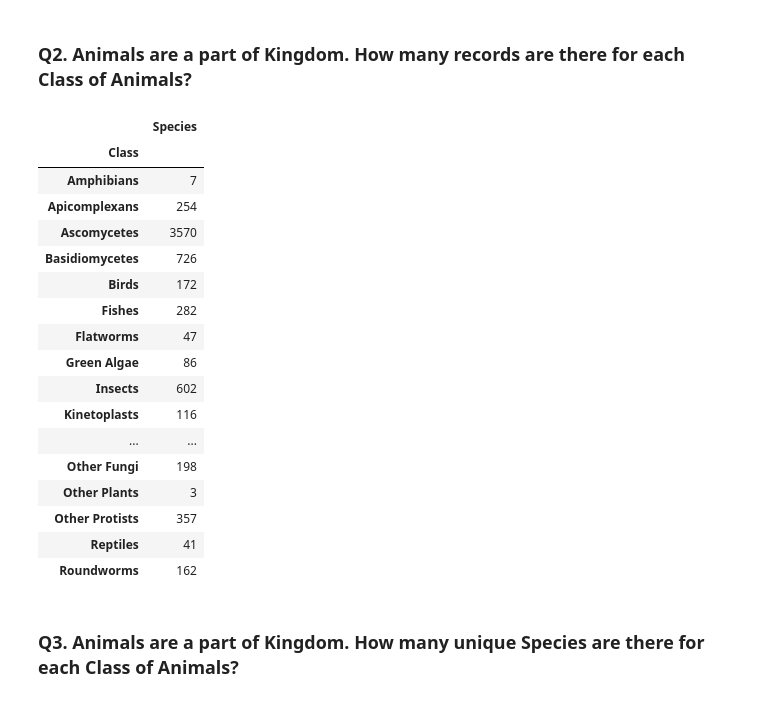
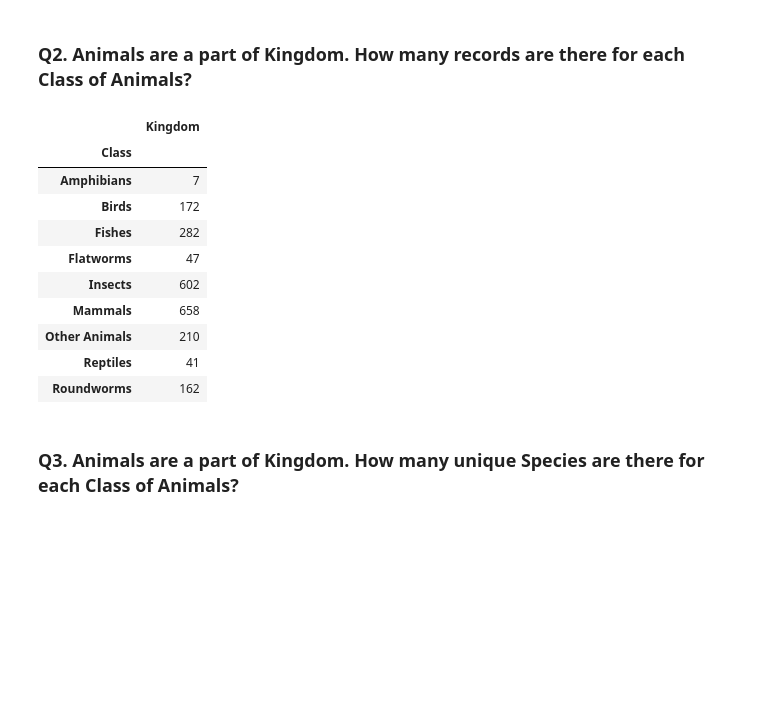
Before and after one commit to CS133-DataVisualization/mini-assignments-Kouryl, a Jupyter notebook: <TamA>_A4/Colab_A4_data_exploration.ipynb, the cells around one changed output. Saved outputs shown, nothing was run; the diff lists cells and outputs as text; code cells hidden in the pictures; blank space fills up the shorter version.

```diff
--- a/<TamA>_A4/Colab_A4_data_exploration.ipynb
+++ b/<TamA>_A4/Colab_A4_data_exploration.ipynb
@@ -58,25 +58,19 @@ q1_euk
 ### Q2. Animals are a part of Kingdom. How many records are there for each Class of Animals?
 # %%
 # Your code here . . .
-q2_euk = euk.loc[:, ['Class', 'Kingdom', 'Species']].groupby('Class').count()
+q2_euk = euk[euk['Kingdom'] == 'Animals']
+q2_euk = q2_euk.loc[:, ['Class', 'Kingdom']].groupby('Class').count()
 q2_euk
 # %% [output]
-|  | Species |
+|  | Kingdom |
 | Class |  |
 | Amphibians | 7 |
-| Apicomplexans | 254 |
-| Ascomycetes | 3570 |
-| Basidiomycetes | 726 |
 | Birds | 172 |
 | Fishes | 282 |
 | Flatworms | 47 |
-| Green Algae | 86 |
 | Insects | 602 |
-| Kinetoplasts | 116 |
-| ... | ... |
-| Other Fungi | 198 |
-| Other Plants | 3 |
-| Other Protists | 357 |
+| Mammals | 658 |
+| Other Animals | 210 |
 | Reptiles | 41 |
 | Roundworms | 162 |
 # %% [markdown]
```
Also changed, not shown: parts of 1 cell of this notebook.
